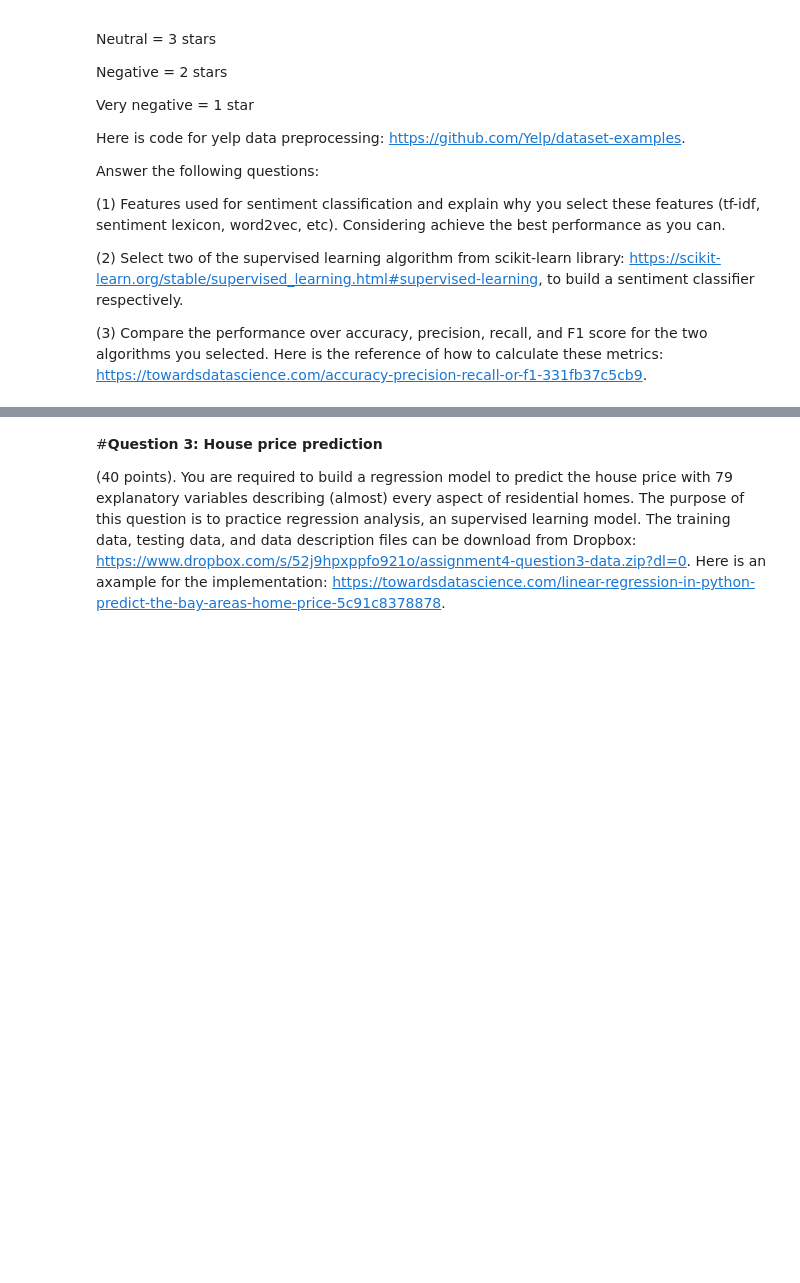
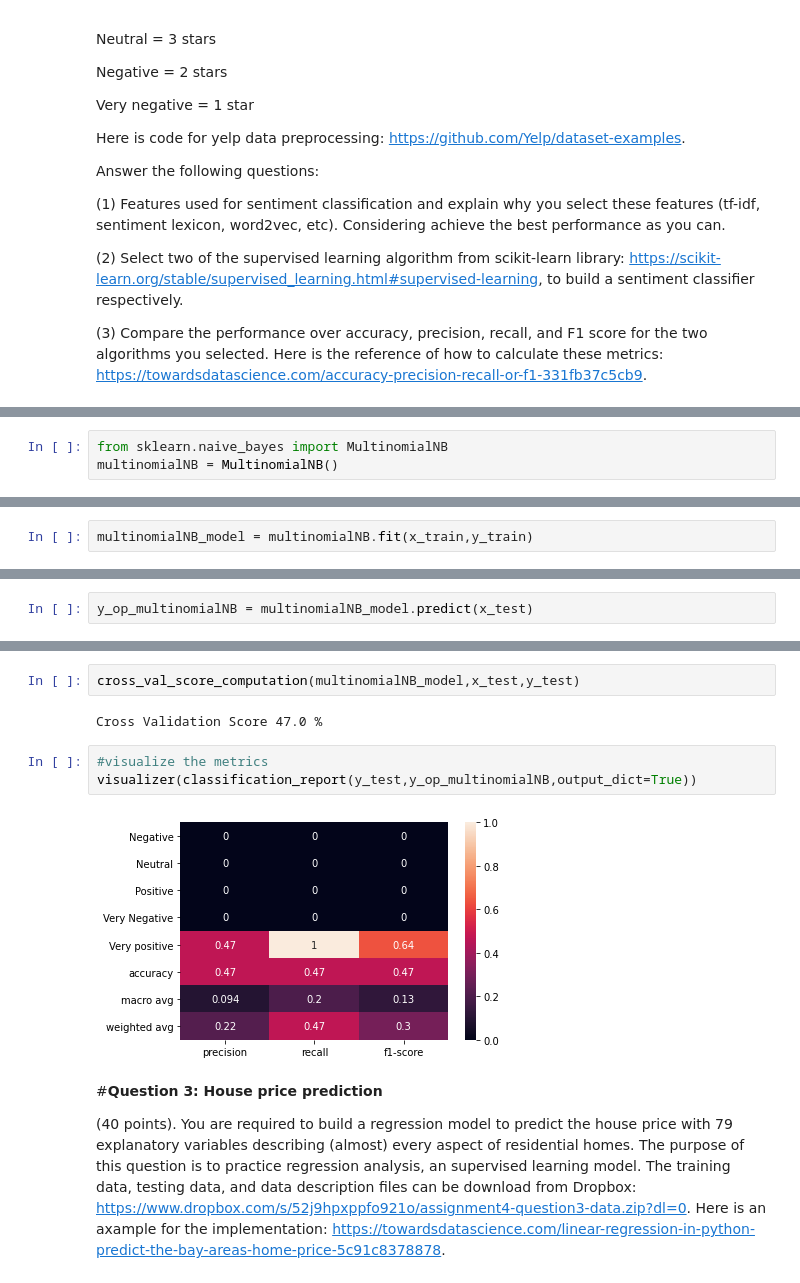
Before and after one commit to rajitakolla/computational_methods, a Jupyter notebook: Assignment04.ipynb, the cells around one changed output, grey strips where cells are left out. Saved outputs shown, nothing was run; the diff lists cells and outputs as text; blank space fills up the shorter version.

```diff
--- a/Assignment04.ipynb
+++ b/Assignment04.ipynb
@@ -404,0 +542,3 @@ Answer the following questions:
+# %%
+from sklearn.naive_bayes import MultinomialNB
+multinomialNB = MultinomialNB()
@@ -404,0 +547,2 @@ Answer the following questions:
+# %%
+multinomialNB_model = multinomialNB.fit(x_train,y_train)
@@ -404,0 +551,2 @@ Answer the following questions:
+# %%
+y_op_multinomialNB = multinomialNB_model.predict(x_test)
@@ -405,3 +571,12 @@ Answer the following questions:
+# %%
+cross_val_score_computation(multinomialNB_model,x_test,y_test)
+# %% [output]
+Cross Validation Score 47.0 %
+# %%
+#visualize the metrics
+visualizer(classification_report(y_test,y_op_multinomialNB,output_dict=True))
+# %% [output]
+[figure, added]
 # %% [markdown]
 #**Question 3: House price prediction**
 
```
Also changed, not shown: parts of 29 cells of this notebook.
